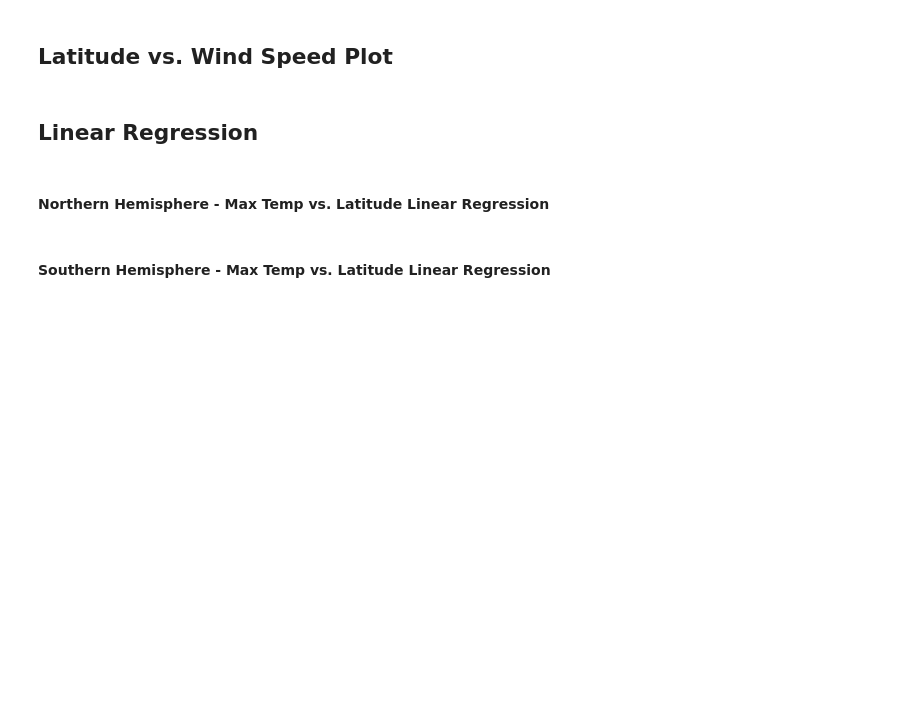
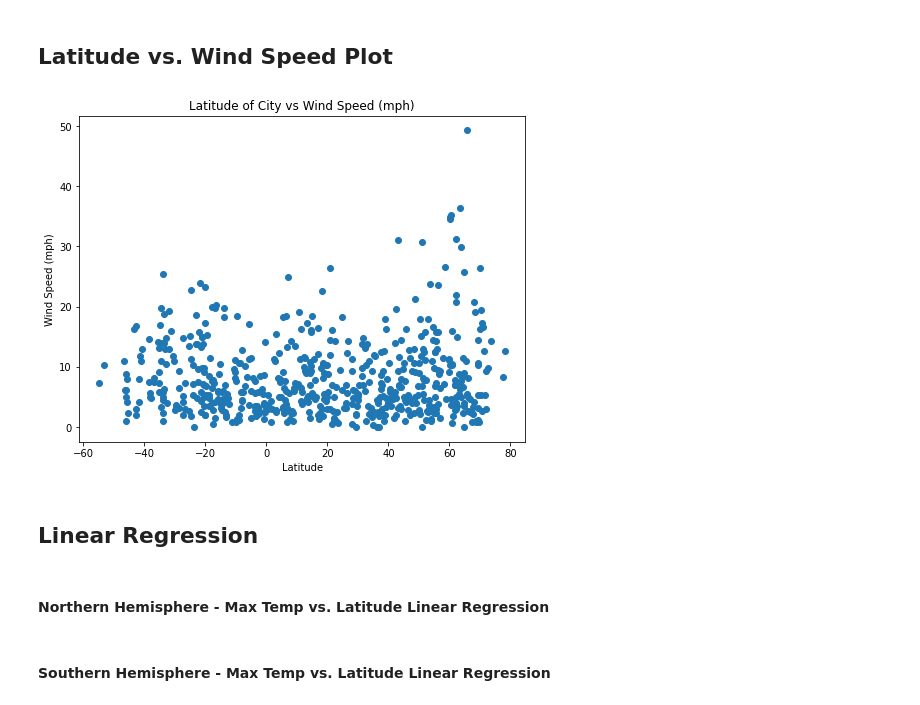
Before and after one commit to cc-christin/python-api-challenge, a Jupyter notebook: WeatherPy/WeatherPy.ipynb, the cells around one changed output. Drawn from its saved outputs; the diff is of its cells as text; code cells hidden in the pictures; blank space fills up the shorter version.

```diff
--- a/WeatherPy/WeatherPy.ipynb
+++ b/WeatherPy/WeatherPy.ipynb
@@ -237,2 +268,16 @@ FileNotFoundError: [Errno 2] No such file or directory: 'images/Fig1.png'
 # %% [markdown]
 ## Latitude vs. Wind Speed Plot
+# %%
+# Latitude vs Cloudiness
+# viz config
+plt.figure(figsize=(8,6))
+lat_vs_wind_speed = plt.scatter(lat, wind_speed, linewidths=1, marker="o")
+
+# titles & labels
+plt.title("Latitude of City vs Wind Speed (mph)")
+plt.xlabel("Latitude")
+plt.ylabel("Wind Speed (mph)")
+# Display Plot
+plt.show()
+# %% [output]
+[figure, added]
```
Also changed, not shown: parts of 12 cells of this notebook, 6 other files.
